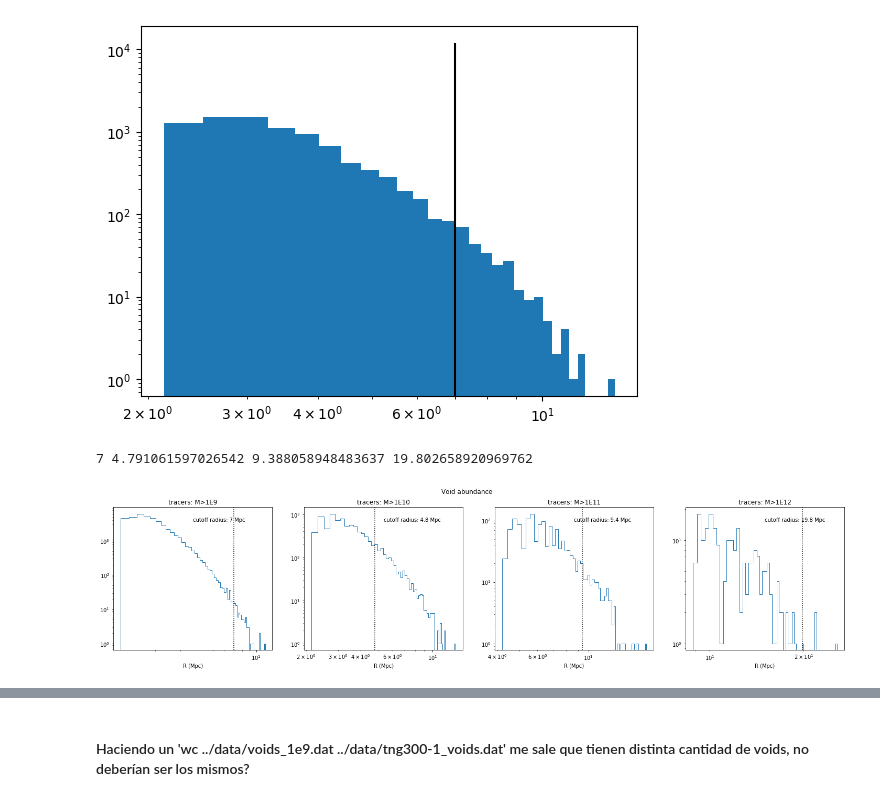
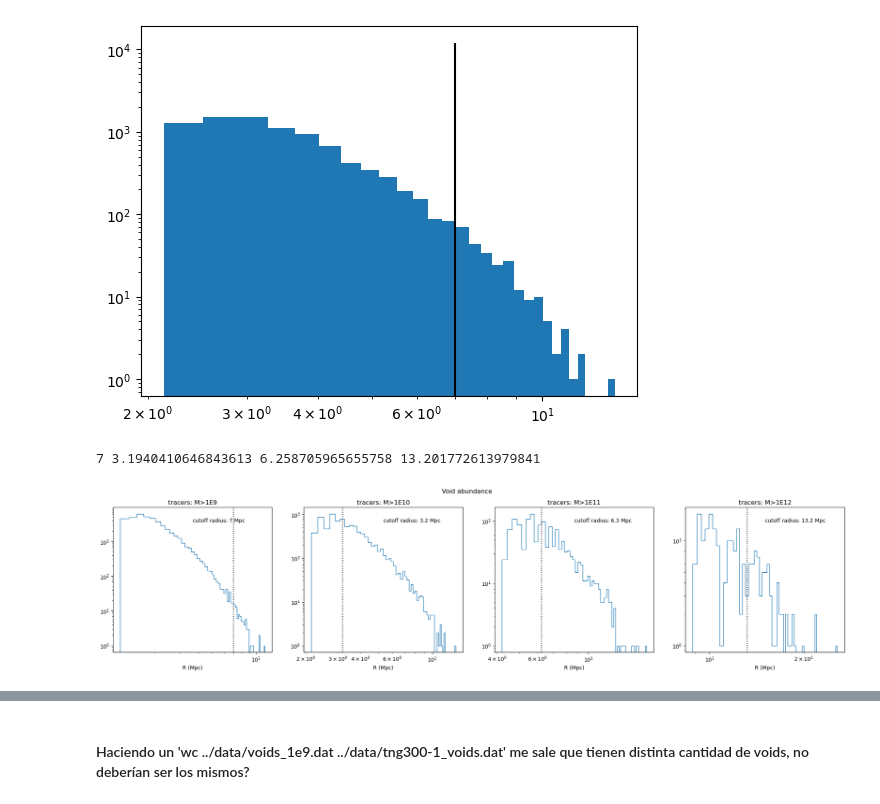
Before and after one commit to FedeDavilaKurban/VPF, a Jupyter notebook: test_voidsCutoffRadius.ipynb, the cells around one changed output, grey strips where cells are left out. Drawn from its saved outputs; the diff is of its cells as text; code cells hidden in the pictures.

```diff
--- a/test_voidsCutoffRadius.ipynb
+++ b/test_voidsCutoffRadius.ipynb
@@ -58,33 +58,33 @@ for voidfile, ax in zip(voidfiles,[ax1,ax2,ax3,ax4]):
     ax.set_yscale('log')
     ax.set_xlabel('R (Mpc)')
 
 msep10 = 1.5970205323421807 #Mean interparticle separation for gxs with 1E10 min cutoff
 msep11 = 3.129352982827879
 msep12 = 6.600886306989921
 
-mult = 3
+mult = 2
 cutoff10 = msep10*mult
 cutoff11 = msep11*mult
 cutoff12 = msep12*mult
 print('7',cutoff10,cutoff11,cutoff12)
 
 ax1.axvline(7,color='k',ls=':')
 ax2.axvline(cutoff10,color='k',ls=':')
 ax3.axvline(cutoff11,color='k',ls=':')
 ax4.axvline(cutoff12,color='k',ls=':')
 
 ax1.text(.5,.9,'cutoff radius: 7 Mpc',transform=ax1.transAxes)
 ax2.text(.5,.9,f'cutoff radius: {cutoff10:.1f} Mpc',transform=ax2.transAxes)
 ax3.text(.5,.9,f'cutoff radius: {cutoff11:.1f} Mpc',transform=ax3.transAxes)
 ax4.text(.5,.9,f'cutoff radius: {cutoff12:.1f} Mpc',transform=ax4.transAxes)
 
 
 ax1.set_title('tracers: M>1E9')
 ax2.set_title('tracers: M>1E10')
 ax3.set_title('tracers: M>1E11')
 ax4.set_title('tracers: M>1E12')
 
 plt.show()
 # %% [output]
-7 4.791061597026542 9.388058948483637 19.802658920969762
+7 3.1940410646843613 6.258705965655758 13.201772613979841
-[figure, old version]
+[figure, new version]
```
Also changed, not shown: parts of 2 cells of this notebook, 5 other files.
